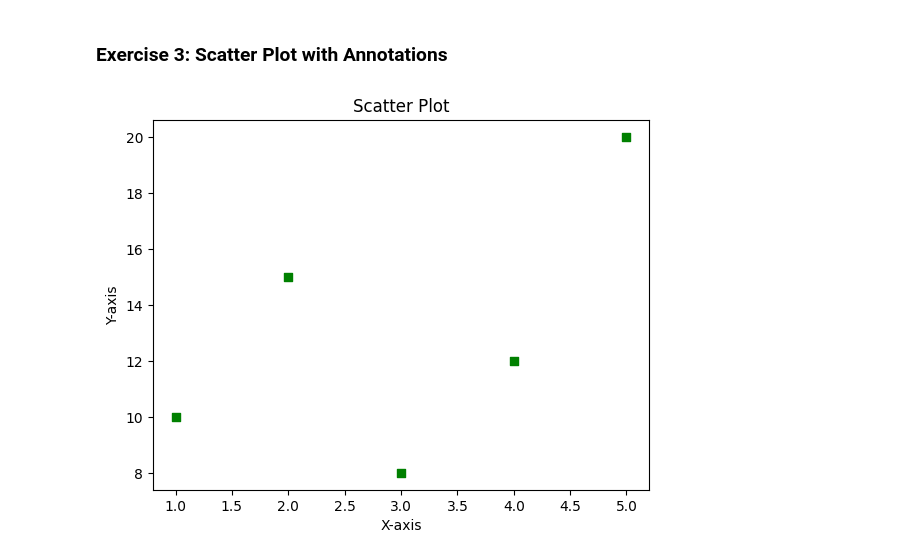
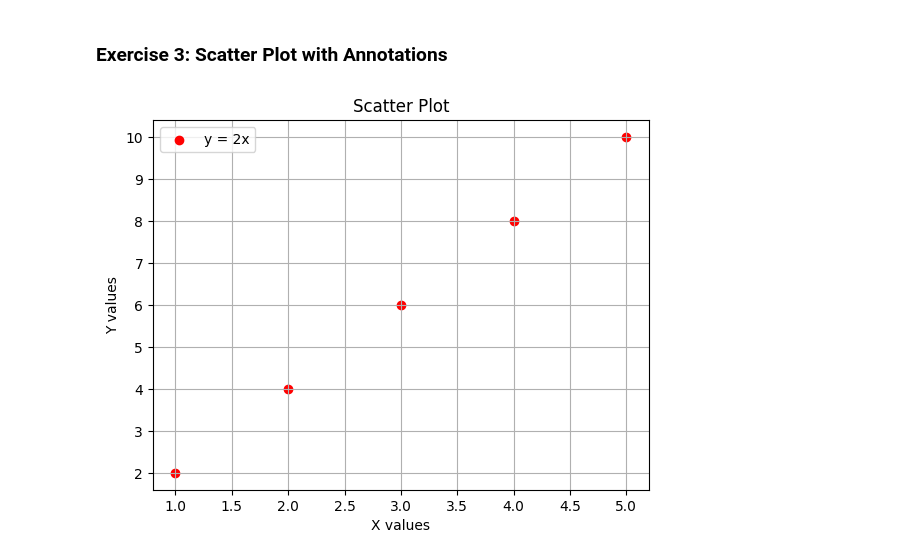
Before and after one commit to sindhumeghu/python-jupyter-template, a Jupyter notebook: src/3-scatter-plot.ipynb, the cells around one changed output. Drawn from its saved outputs; the diff is of its cells as text; code cells hidden in the pictures.

```diff
--- a/src/3-scatter-plot.ipynb
+++ b/src/3-scatter-plot.ipynb
@@ -3,16 +3,28 @@
 # %%
 # TASK: Create a scatter plot with x = [1, 2, 3, 4, 5] and y = [2, 4, 6, 8, 10].
 # Annotate each point with its (x, y) value, and set the title as 'Scatter Plot with Annotations'.
 
-import matplotlib.pyplot as plt # type: ignore
+import matplotlib.pyplot as plt
 
+# Define x and corrected y values
 x = [1, 2, 3, 4, 5]
-y = [10, 15, 8, 12, 20]
+y = [2, 4, 6, 8, 10]  # Corrected values
 
-plt.scatter(x, y, color='g', marker='s')
+# Error handling
+if len(x) != len(y):
+    raise ValueError("X and Y must have the same length.")
+
+# Create scatter plot
+plt.scatter(x, y, color='red', label="y = 2x")
+
+# Customize the plot
 plt.title("Scatter Plot")
-plt.xlabel("X-axis")
-plt.ylabel("Y-axis")
+plt.xlabel("X values")
+plt.ylabel("Y values")
+plt.legend()
+plt.grid(True)
+
+# Show the plot
 plt.show()
 # %% [output]
-[figure, old version]
+[figure, new version]
```
Also changed, not shown: 5 other files.
